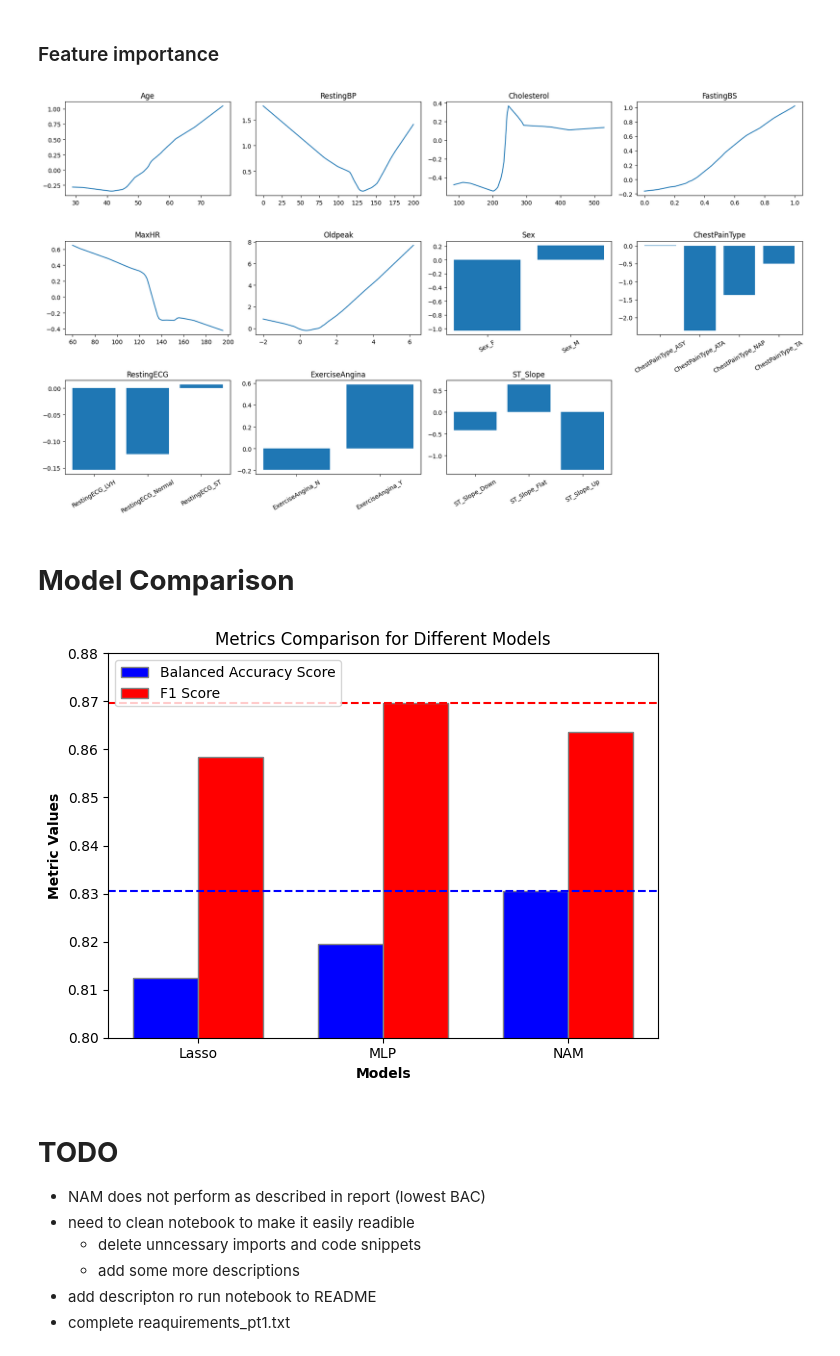
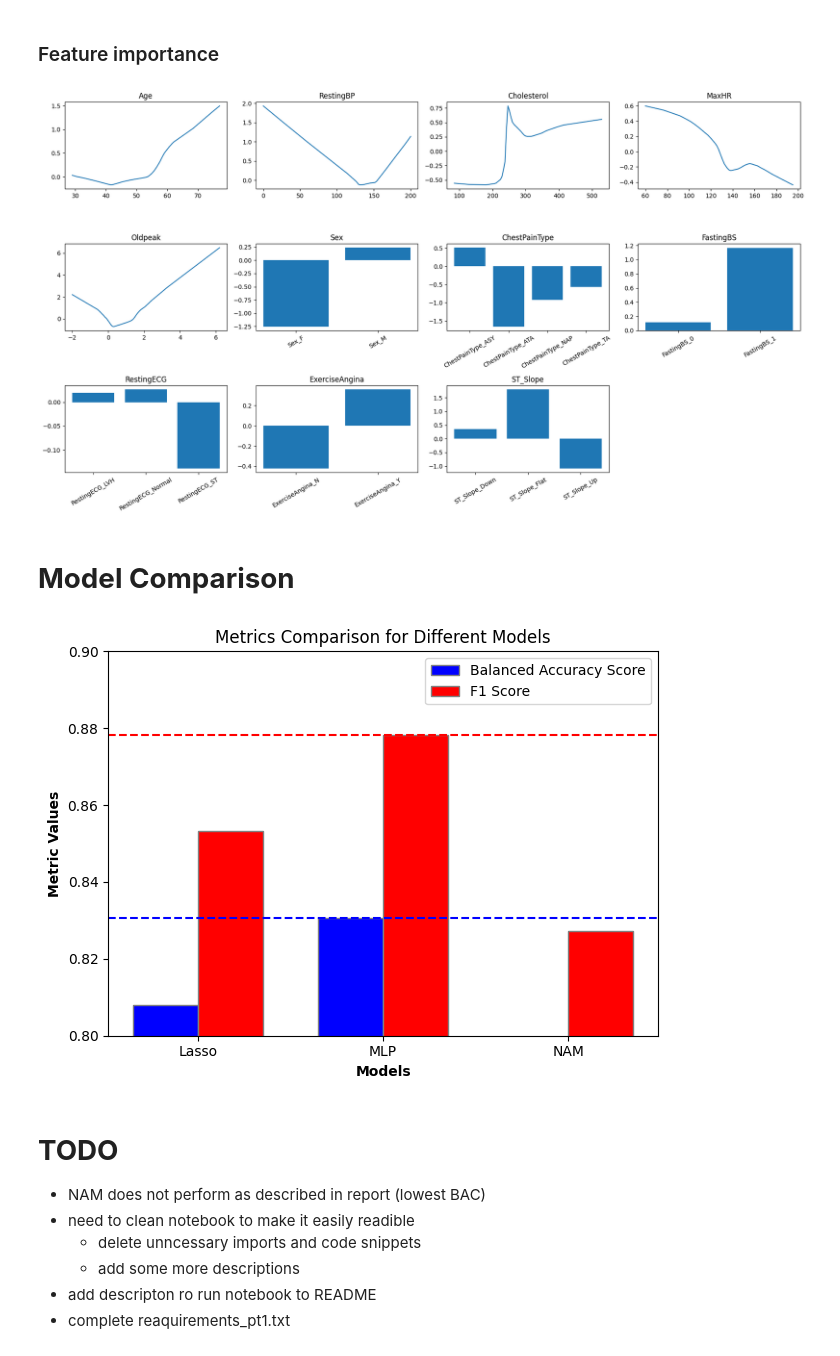
Before and after one commit to jlohunecke/ML4HC_project1, a Jupyter notebook: MLfHC_project1_pt1.ipynb, the cells around one changed output. Saved outputs shown, nothing was run; the diff lists cells and outputs as text; code cells hidden in the pictures.

```diff
--- a/MLfHC_project1_pt1.ipynb
+++ b/MLfHC_project1_pt1.ipynb
@@ -83,6 +83,9 @@ df_test.describe()
 | 75% | 60.000000 | 145.250000 | 265.250000 | 0.000000 | 160.000000 | 1.600000 | 1.000000 |
 | max | 75.000000 | 200.000000 | 603.000000 | 1.000000 | 202.000000 | 4.000000 | 1.000000 |
 # %%
+df_train['FastingBS'] = df_train['FastingBS'].astype('object')
+df_test['FastingBS'] = df_test['FastingBS'].astype('object')
+
 numerical_features = df_train.select_dtypes(include=['int64', 'float64']).drop(columns=['HeartDisease'])
 categorical_features = df_train.select_dtypes(include=['object'])
 
@@ -225,17 +228,15 @@ X_train.describe()
 # %%
-numerical_features = X_train.select_dtypes(include=['int64', 'float64'])
-
 plt.figure(figsize=(18, 5))
 
-for i, column in enumerate(numerical_features.columns):
+for i, column in enumerate(numerical_features):
     plt.subplot(2, 3, i + 1)
-    sns.histplot(data=numerical_features[column], kde=True, color='#002fa7', edgecolor='#002fa7')
+    sns.histplot(data=X_train[column], kde=True, color='#002fa7', edgecolor='#002fa7')
     plt.title(f'Histogram of {column}')
     plt.xlabel('')
     if i == 5:
         break
 
-plt.suptitle("Distributions of preprocessed numberical variables without mean imputed cholestrol", weight="bold")
+plt.suptitle("Distributions of preprocessed numerical variables without mean imputed cholestrol", weight="bold")
 plt.tight_layout()
 plt.show()
 # %% [output]
@@ -255,17 +256,15 @@ X_train_imputed.describe()
 # %%
-numerical_features = X_train_imputed.select_dtypes(include=['int64', 'float64'])
-
 plt.figure(figsize=(18, 5))
 
 for i, column in enumerate(numerical_features.columns):
     plt.subplot(2, 3, i + 1)
-    sns.histplot(data=numerical_features[column], kde=True, color='#002fa7', edgecolor='#002fa7')
+    sns.histplot(data=X_train_imputed[column], kde=True, color='#002fa7', edgecolor='#002fa7')
     plt.title(f'Histogram of {column}')
     plt.xlabel('')
     if i == 5:
         break
 
-plt.suptitle("Distributions of preprocessed numberical variables with mean imputed cholestrol", weight="bold")
+plt.suptitle("Distributions of preprocessed numerical variables with mean imputed cholestrol", weight="bold")
 plt.tight_layout()
 plt.show()
 # %% [output]
@@ -453,9 +452,6 @@ class NAMModel(nn.Module):
     for i in range(input_size):
       model_list.append(nn.Sequential(
           nn.Linear(1, 20),
-          nn.ReLU(),
-          nn.Linear(20, 20),
-          nn.Dropout(p=0.5),
           nn.ReLU(),
           nn.Linear(20, 20),
           nn.Dropout(p=0.5),
@@ -667,35 +660,35 @@ for i, column in enumerate(X_train_imputed.columns):
 plt.tight_layout()
 plt.show()
 # %% [output]
-[figure, old version]
+[figure, new version]
 # %% [markdown]
 # **Model Comparison**
 # %%
 models = ['Lasso', 'MLP', 'NAM']
 bas_values = [bas_lasso, bas_mlp, bas_nam]
 f1s_values = [f1s_lasso, f1s_mlp, f1s_nam]
 
 bar_width = 0.35
 
 r1 = range(len(models))
 r2 = [x + bar_width for x in r1]
 
 plt.bar(r1, bas_values, color='b', width=bar_width, edgecolor='grey', label='Balanced Accuracy Score')
 plt.bar(r2, f1s_values, color='r', width=bar_width, edgecolor='grey', label='F1 Score')
 
-plt.ylim(0.8, 0.88)
+plt.ylim(0.8, 0.9)
 plt.axhline(y=max(bas_values), color='b', linestyle='--')
 plt.axhline(y=max(f1s_values), color='r', linestyle='--')
 plt.xlabel('Models', fontweight='bold')
 plt.xticks([r + bar_width/2 for r in range(len(models))], models)
 plt.ylabel('Metric Values', fontweight='bold')
 plt.title('Metrics Comparison for Different Models')
 plt.legend()
 
 plt.tight_layout()
 plt.show()
 # %% [output]
-[figure, old version]
+[figure, new version]
 # %% [markdown]
 # **TODO**
 
```
Also changed, not shown: parts of 15 cells of this notebook.
